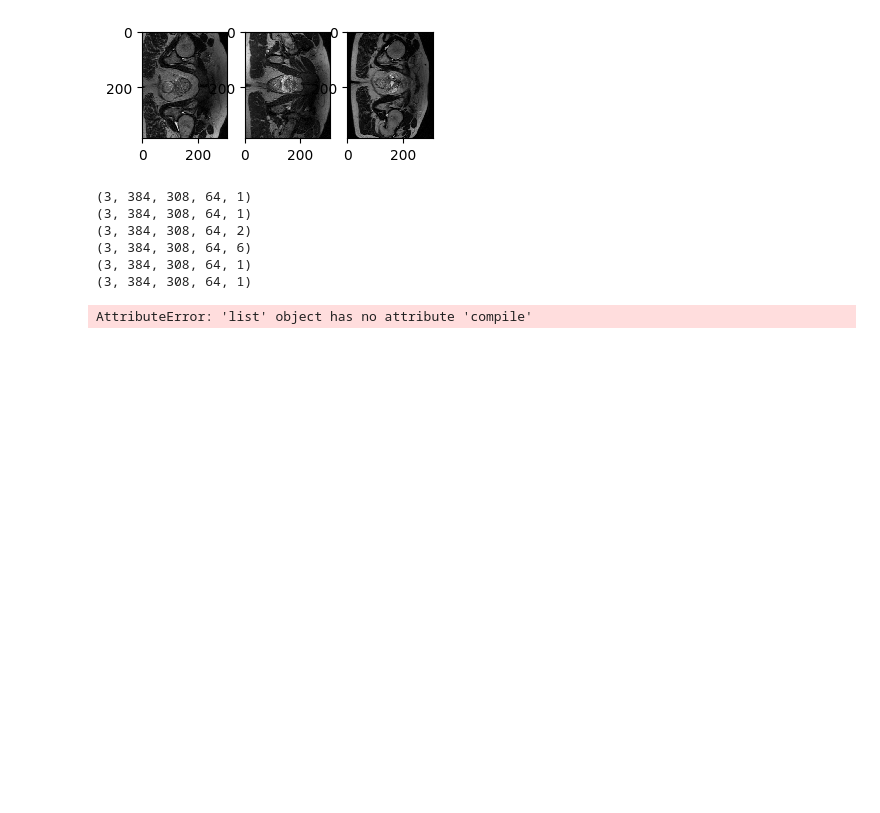
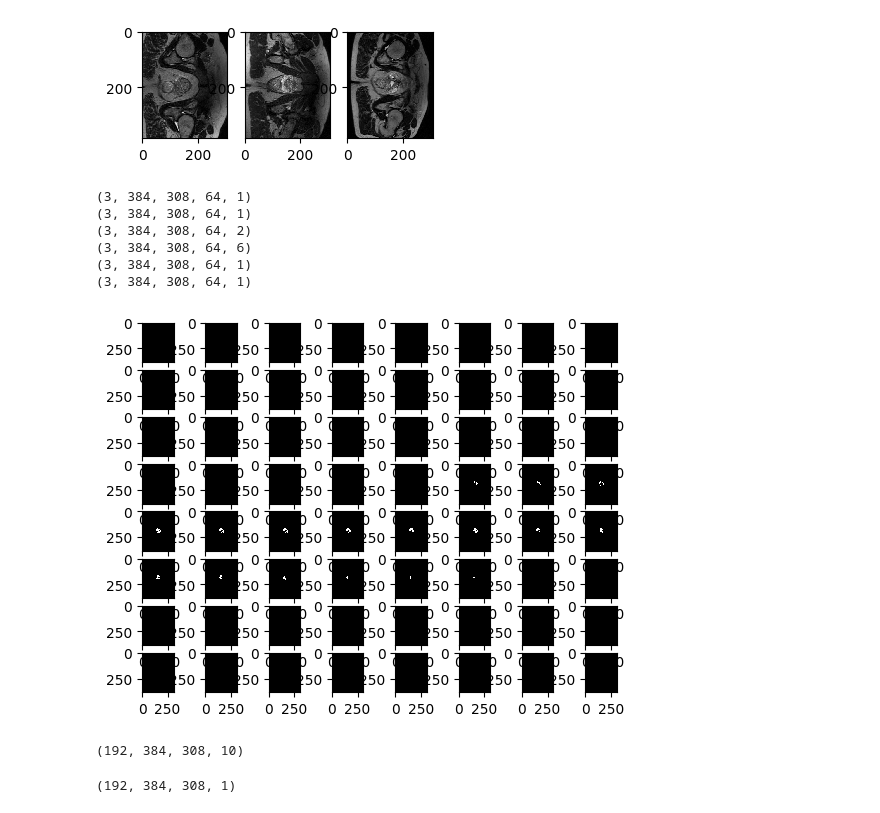
Before and after one commit to HellfernoTB/Deep-learning-prostate-cancer-detection, a Jupyter notebook: Deep_Learning_Project.ipynb, the cells around one changed output. Drawn from its saved outputs; the diff is of its cells as text; code cells hidden in the pictures; blank space fills up the shorter version.

```diff
--- a/Deep_Learning_Project.ipynb
+++ b/Deep_Learning_Project.ipynb
@@ -144,6 +145,13 @@ print(mask_prost.shape)
 (3, 384, 308, 64, 6)
 (3, 384, 308, 64, 1)
 (3, 384, 308, 64, 1)
+# %%
+plt.figure()
+for i in range(64):
+    plt.subplot(8,8,i+1)
+    plt.imshow(mask_guz[2,:,:,i], cmap = 'gray', interpolation = 'none', vmin = 0)
+# %% [output]
+[figure, added]
 # %%
 data = np.concatenate((t2, adc, dce, dwi), axis=4)
 data = np.concatenate([data[i] for i in range(data.shape[0])], axis=2)
@@ -152,41 +160,20 @@ del t2
 del adc
 del dce
 del dwi
-# %%
-# Beggining of the model :
-
-# Basic UNET construction
-def build_unet(input_shape):
-    inputs = layers.Input(input_shape)
-
-    # Encoder
-    c1 = layers.Conv2D(64, (3, 3), activation='relu', padding='same')(inputs)
-    c1 = layers.Conv2D(64, (3, 3), activation='relu', padding='same')(c1)
-    p1 = layers.MaxPooling2D((2, 2))(c1)
-
-    c2 = layers.Conv2D(128, (3, 3), activation='relu', padding='same')(p1)
-    c2 = layers.Conv2D(128, (3, 3), activation='relu', padding='same')(c2)
-    p2 = layers.MaxPooling2D((2, 2))(c2)
-
-    c3 = layers.Conv2D(256, (3, 3), activation='relu', padding='same')(p2)
-    c3 = layers.Conv2D(256, (3, 3), activation='relu', padding='same')(c3)
-    p3 = layers.MaxPooling2D((2, 2))(c3)
-
-    # Bottleneck
-    c6 = layers.Conv2D(512, (3, 3), activation='relu', padding='same')(p3)
-    c6 = layers.Conv2D(512, (3, 3), activation='relu', padding='same')(c6)
-
-    # Decoder
-
-    model = []
-
-    return model
-
-
-input_shape = data.shape
-
-unet_model = build_unet(input_shape)
-unet_model.compile(optimizer='adam', loss='binary_crossentropy', metrics=['accuracy'])
-unet_model.summary()
-# %% [output]
-AttributeError: 'list' object has no attribute 'compile'
+# %%
+data.shape
+# %% [output]
+(192, 384, 308, 10)
+# %%
+from sklearn.model_selection import train_test_split
+
+mask = np.concatenate([mask_guz[i] for i in range(mask_guz.shape[0])], axis=2)
+mask = np.moveaxis(mask, 2, 0)
+print(mask.shape)
+
+X = data
+y = mask
+
+X_train, X_test, y_train, y_test = train_test_split(X, y, test_size=0.3)
+# %% [output]
+(192, 384, 308, 1)
```
Also changed, not shown: parts of 4 cells of this notebook.
